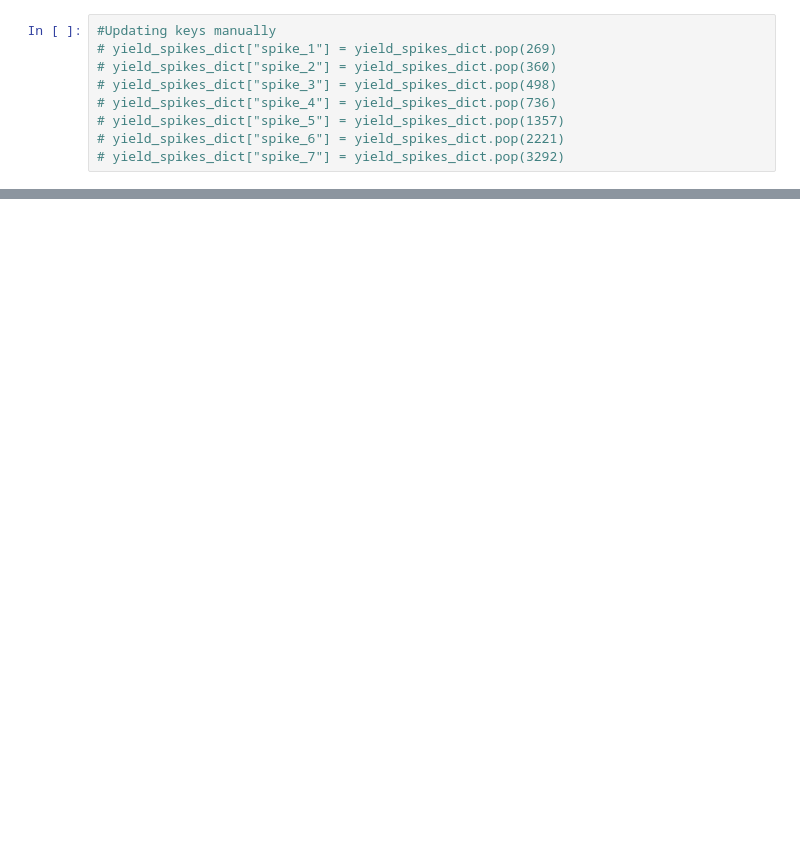
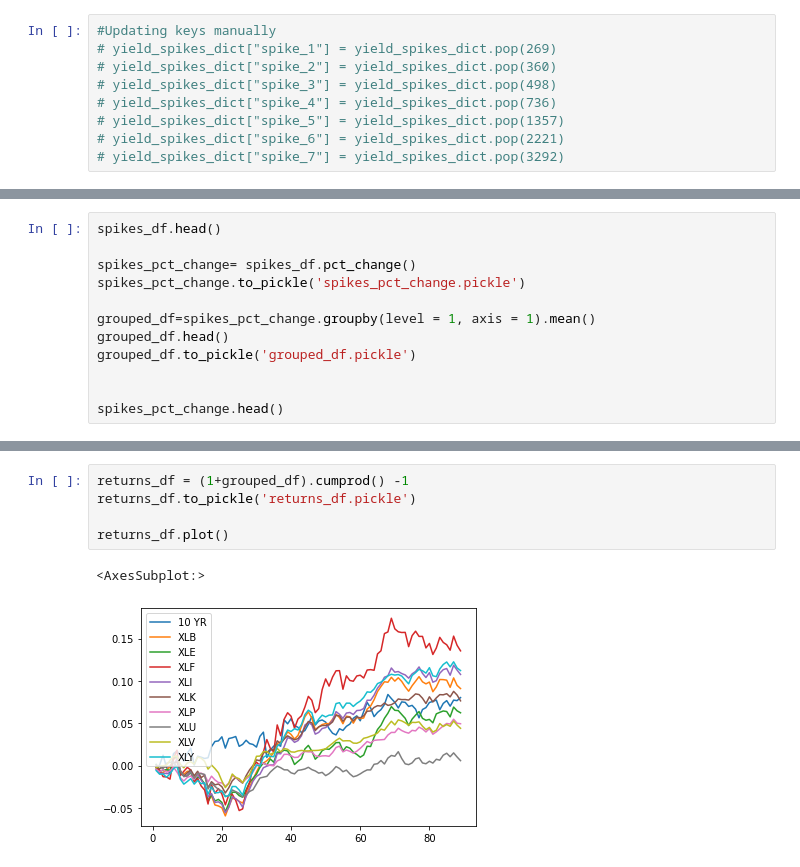
Before and after one commit to georgekoul26/Historical_Yield_Spikes, a Jupyter notebook: yield_slicer.ipynb, the cells around one changed output, grey strips where cells are left out. Cells and saved outputs as stored; diff of their text form; blank space fills up the shorter version.

Commit message:
yield slicer only with pickles

```diff
--- a/yield_slicer.ipynb
+++ b/yield_slicer.ipynb
@@ -94,0 +89,12 @@ spikes_df.head()
+# %%
+spikes_df.head()
+
+spikes_pct_change= spikes_df.pct_change()
+spikes_pct_change.to_pickle('spikes_pct_change.pickle')
+
+grouped_df=spikes_pct_change.groupby(level = 1, axis = 1).mean()
+grouped_df.head()
+grouped_df.to_pickle('grouped_df.pickle')
+
+
+spikes_pct_change.head()
@@ -94,0 +110,8 @@ spikes_df.head()
+# %%
+returns_df = (1+grouped_df).cumprod() -1
+returns_df.to_pickle('returns_df.pickle')
+
+returns_df.plot()
+# %% [output]
+<AxesSubplot:>
+[figure, added]
```
Also changed, not shown: parts of 7 cells of this notebook.
